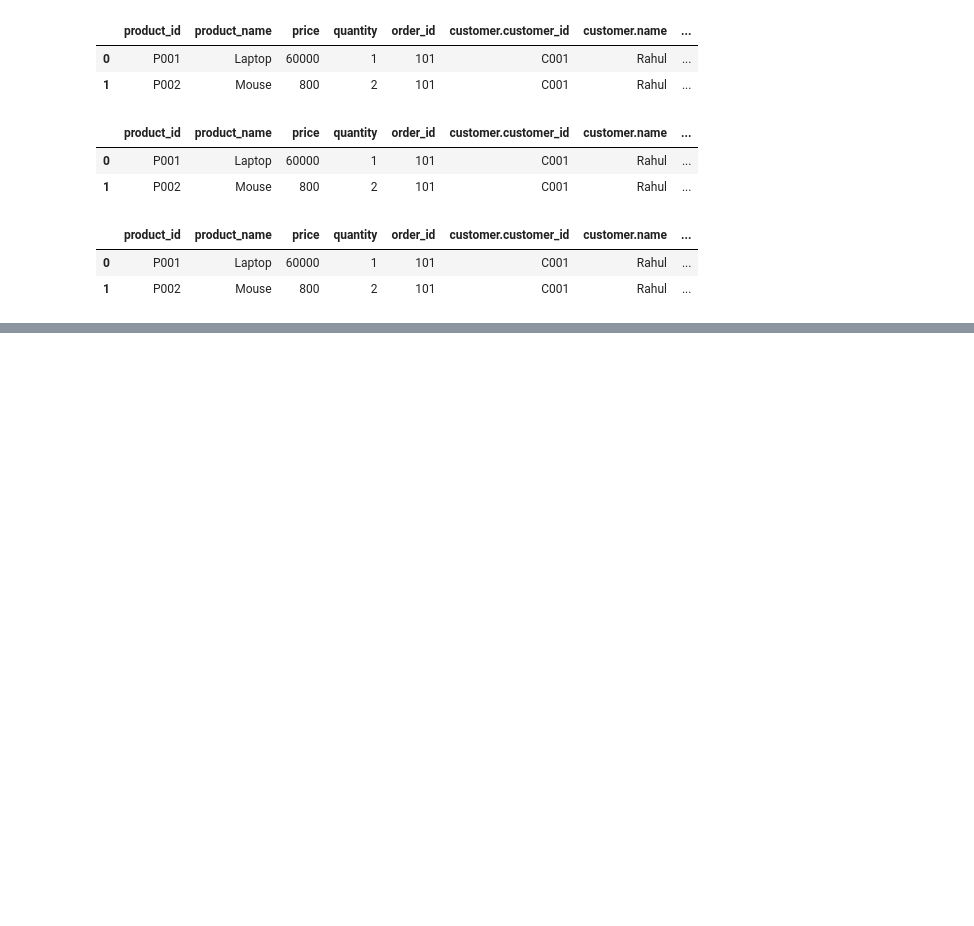
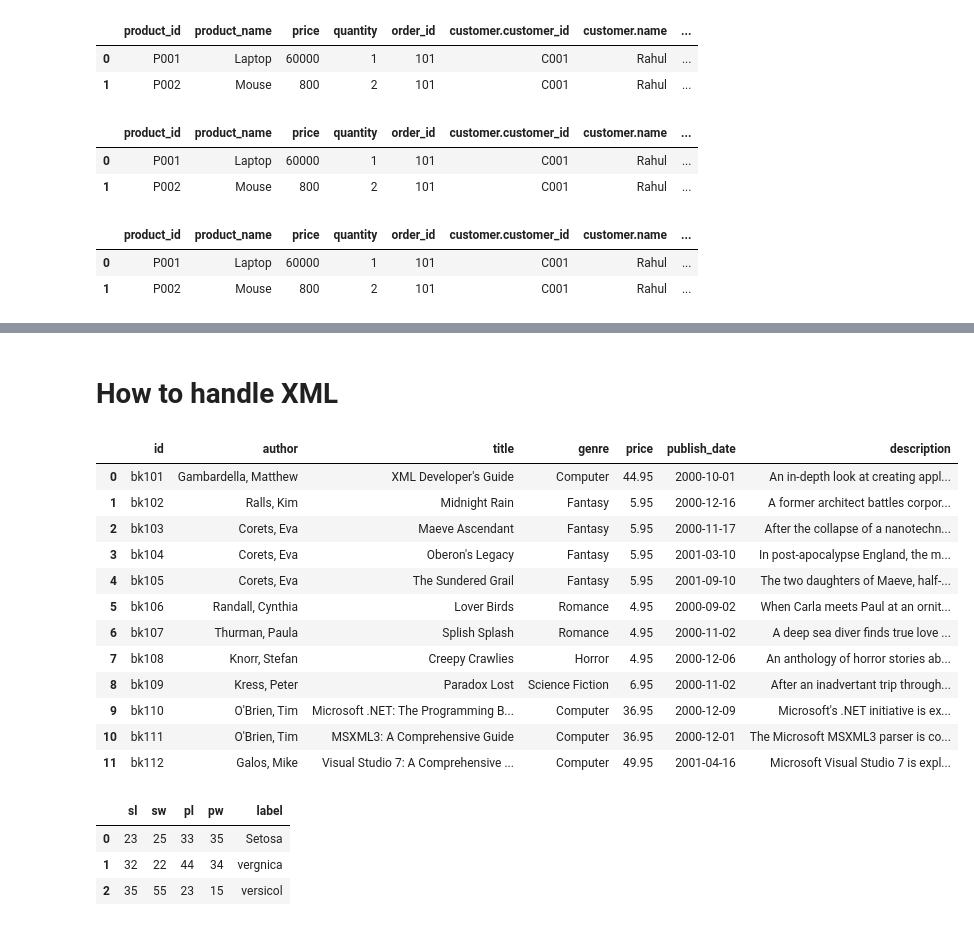
Before and after one commit to Masireddyvamshi/Machine-Learning-Notes, a Jupyter notebook: Data_collection_handling_different_formats_of_data.ipynb, the cells around one changed output, grey strips where cells are left out. Cells and saved outputs as stored; diff of their text form; code cells hidden in the pictures; blank space fills up the shorter version.

```diff
--- a/Data_collection_handling_different_formats_of_data.ipynb
+++ b/Data_collection_handling_different_formats_of_data.ipynb
@@ -539,0 +1011,27 @@ pd.json_normalize(data,record_path=['items'],meta=['order_id',['customer','custo
+# %% [markdown]
+# How to handle XML
+# %%
+books_data=pd.read_xml(r"C:\Users\masir\Downloads\Machine Learning\Handling_different_formats\data.xml")
+# %%
+books_data
+# %% [output]
+|  | id | author | title | genre | price | publish_date | description |
+| 0 | bk101 | Gambardella, Matthew | XML Developer's Guide | Computer | 44.95 | 2000-10-01 | An in-depth look at creating appl... |
+| 1 | bk102 | Ralls, Kim | Midnight Rain | Fantasy | 5.95 | 2000-12-16 | A former architect battles corpor... |
+| 2 | bk103 | Corets, Eva | Maeve Ascendant | Fantasy | 5.95 | 2000-11-17 | After the collapse of a nanotechn... |
+| 3 | bk104 | Corets, Eva | Oberon's Legacy | Fantasy | 5.95 | 2001-03-10 | In post-apocalypse England, the m... |
+| 4 | bk105 | Corets, Eva | The Sundered Grail | Fantasy | 5.95 | 2001-09-10 | The two daughters of Maeve, half-... |
+| 5 | bk106 | Randall, Cynthia | Lover Birds | Romance | 4.95 | 2000-09-02 | When Carla meets Paul at an ornit... |
+| 6 | bk107 | Thurman, Paula | Splish Splash | Romance | 4.95 | 2000-11-02 | A deep sea diver finds true love ... |
+| 7 | bk108 | Knorr, Stefan | Creepy Crawlies | Horror | 4.95 | 2000-12-06 | An anthology of horror stories ab... |
+| 8 | bk109 | Kress, Peter | Paradox Lost | Science Fiction | 6.95 | 2000-11-02 | After an inadvertant trip through... |
+| 9 | bk110 | O'Brien, Tim | Microsoft .NET: The Programming B... | Computer | 36.95 | 2000-12-09 | Microsoft's .NET initiative is ex... |
+| 10 | bk111 | O'Brien, Tim | MSXML3: A Comprehensive Guide | Computer | 36.95 | 2000-12-01 | The Microsoft MSXML3 parser is co... |
+| 11 | bk112 | Galos, Mike | Visual Studio 7: A Comprehensive ... | Computer | 49.95 | 2001-04-16 | Microsoft Visual Studio 7 is expl... |
+# %%
+pd.read_xml(r"C:\Users\masir\Downloads\Machine Learning\Handling_different_formats\iris.xml")
+# %% [output]
+|  | sl | sw | pl | pw | label |
+| 0 | 23 | 25 | 33 | 35 | Setosa |
+| 1 | 32 | 22 | 44 | 34 | vergnica |
+| 2 | 35 | 55 | 23 | 15 | versicol |
```
Also changed, not shown: parts of 93 cells of this notebook.
